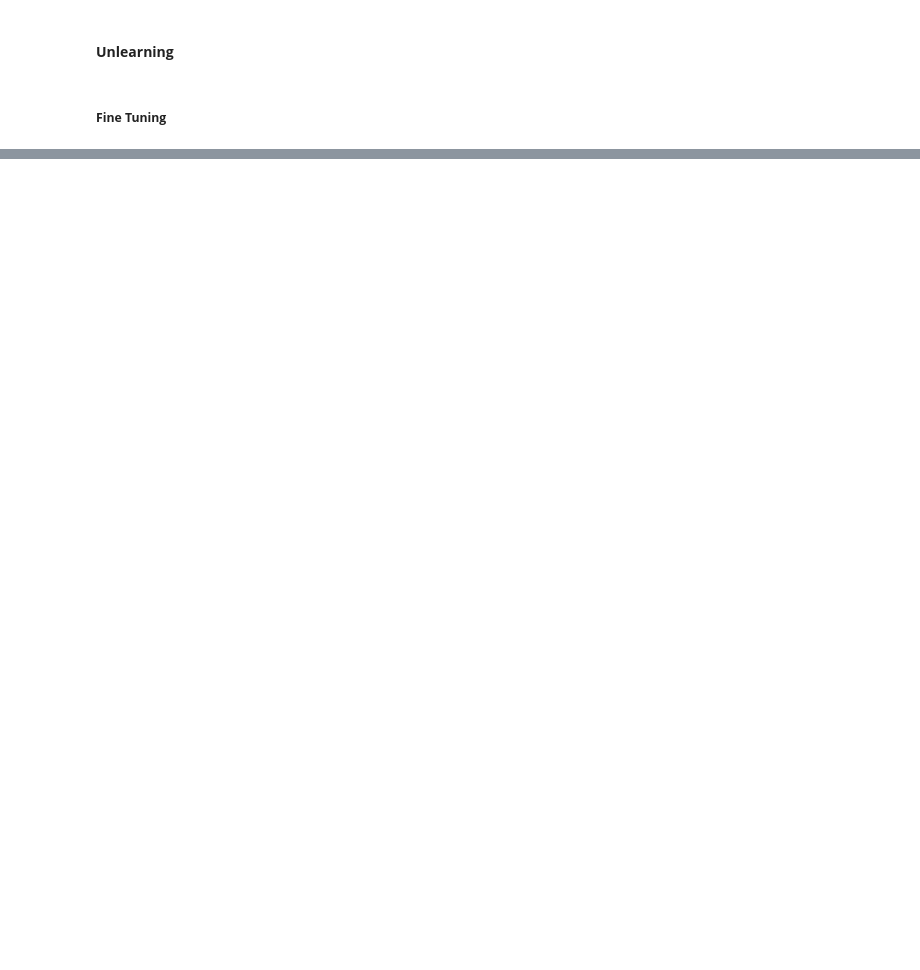
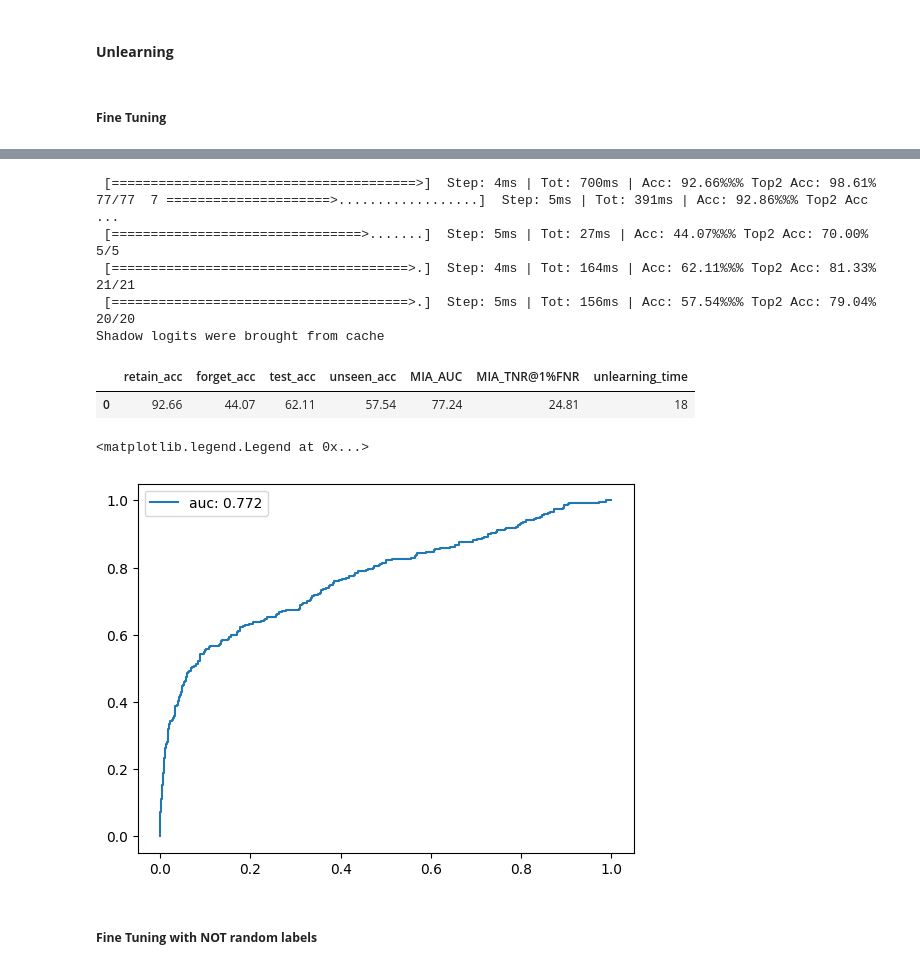
Before and after one commit to alexey-zhavoronkin/MachineUnlearningBenchMarks, a Jupyter notebook: 01_MUFAC/notebooks/03_unleaning.ipynb, the cells around one changed output, grey strips where cells are left out. Cells and saved outputs as stored; diff of their text form; code cells hidden in the pictures; blank space fills up the shorter version.

```diff
--- a/01_MUFAC/notebooks/03_unleaning.ipynb
+++ b/01_MUFAC/notebooks/03_unleaning.ipynb
@@ -277,0 +397,26 @@ def fine_tune_unlearning(model, forget_manifest, retain_manifest, unseen_manifes
+# %%
+model = load_model(PATH_TO_MODELS/'origin'/'state_dict.pth', NUM_CLASSES)
+model.to(DEVICE)
+
+start = time.time()
+random_labels_unlearning(model, forget_manifest, retain_manifest, unseen_manifest)
+unlearning_time = time.time() - start
+
+df_metrics, fnr, tnr = evaluate_unlearning(model)
+df_metrics['unlearning_time'] = round(unlearning_time)
+display(df_metrics)
+
+plt.plot(fnr, tnr, label=f'auc: {metrics.auc(fnr, tnr):.3f}')
+plt.legend()
+# %% [output]
+ [=======================================>]  Step: 4ms | Tot: 700ms | Acc: 92.66%%% Top2 Acc: 98.61% 77/77  7 =====================>..................]  Step: 5ms | Tot: 391ms | Acc: 92.86%%% Top2 Acc ...
+ [================================>.......]  Step: 5ms | Tot: 27ms | Acc: 44.07%%% Top2 Acc: 70.00% 5/5
+ [======================================>.]  Step: 4ms | Tot: 164ms | Acc: 62.11%%% Top2 Acc: 81.33% 21/21
+ [======================================>.]  Step: 5ms | Tot: 156ms | Acc: 57.54%%% Top2 Acc: 79.04% 20/20
+Shadow logits were brought from cache
+|  | retain_acc | forget_acc | test_acc | unseen_acc | MIA_AUC | MIA_TNR@1%FNR | unlearning_time |
+| 0 | 92.66 | 44.07 | 62.11 | 57.54 | 77.24 | 24.81 | 18 |
+<matplotlib.legend.Legend at 0x...>
+[figure, added]
+# %% [markdown]
+##### <b>Fine Tuning with NOT random labels</b>
```
Also changed, not shown: parts of 44 cells of this notebook, 1 other file.
